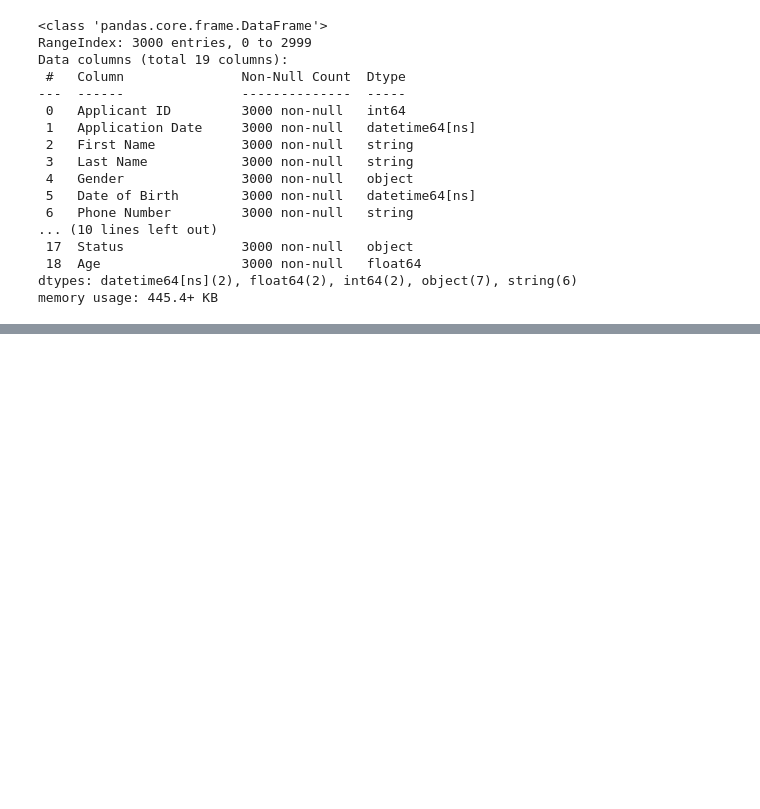
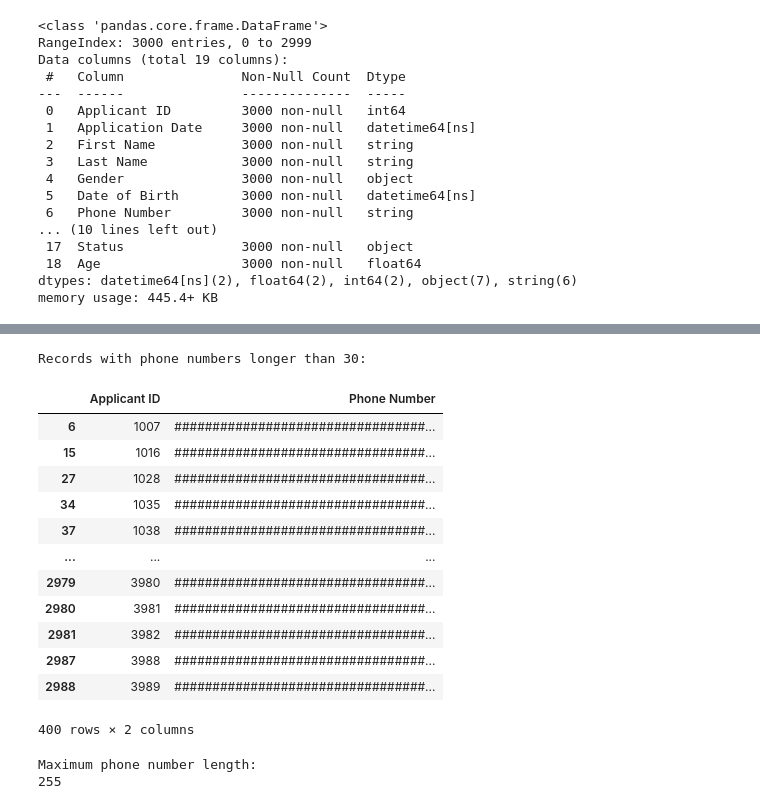
Before and after one commit to Swayam-Solanki/Workforce-Learning-Performance-Intelligence, a Jupyter notebook: python notebook/recruitment_cleaning.ipynb, the cells around one changed output, grey strips where cells are left out. Drawn from its saved outputs; the diff is of its cells as text; code cells hidden in the pictures; blank space fills up the shorter version.

```diff
--- a/python notebook/recruitment_cleaning.ipynb
+++ b/python notebook/recruitment_cleaning.ipynb
@@ -256,4 +256,30 @@ df.head()
 | 3 | 1004 | 2023-07-28 | Christopher | Johnston | Other | 2001-04-04 | (853)681-1839x2010 | sheila73@example.com | ... |
 | 4 | 1005 | 2023-06-05 | Melissa | Hicks | Other | 1978-06-17 | 364-575-8478x67812 | emilypatterson@example.org | ... |
 # %%
-df.to_csv('recruitment_data_cleaned.csv', index=False)
+# Find phone numbers longer than 30 characters
+long_numbers = df[
+    df["Phone Number"].str.len() > 30
+]
+
+print("Records with phone numbers longer than 30:")
+display(long_numbers[["Applicant ID", "Phone Number"]])
+
+print("\nMaximum phone number length:")
+print(df["Phone Number"].str.len().max())
+# %% [output]
+Records with phone numbers longer than 30:
+|  | Applicant ID | Phone Number |
+| 6 | 1007 | #################################... |
+| 15 | 1016 | #################################... |
+| 27 | 1028 | #################################... |
+| 34 | 1035 | #################################... |
+| 37 | 1038 | #################################... |
+| ... | ... | ... |
+| 2979 | 3980 | #################################... |
+| 2980 | 3981 | #################################... |
+| 2981 | 3982 | #################################... |
+| 2987 | 3988 | #################################... |
+| 2988 | 3989 | #################################... |
+400 rows × 2 columns
+Maximum phone number length:
+255
```
Also changed, not shown: parts of 6 cells of this notebook, 11 other files.
